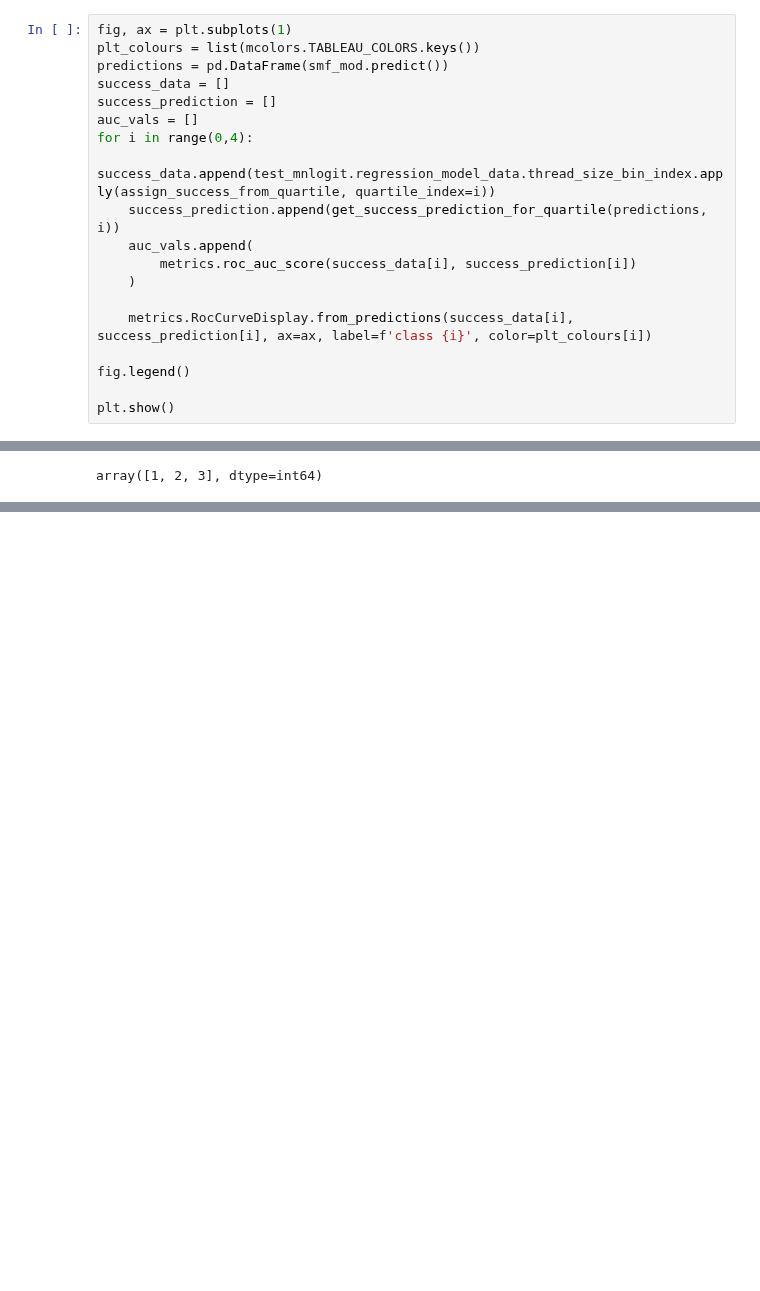
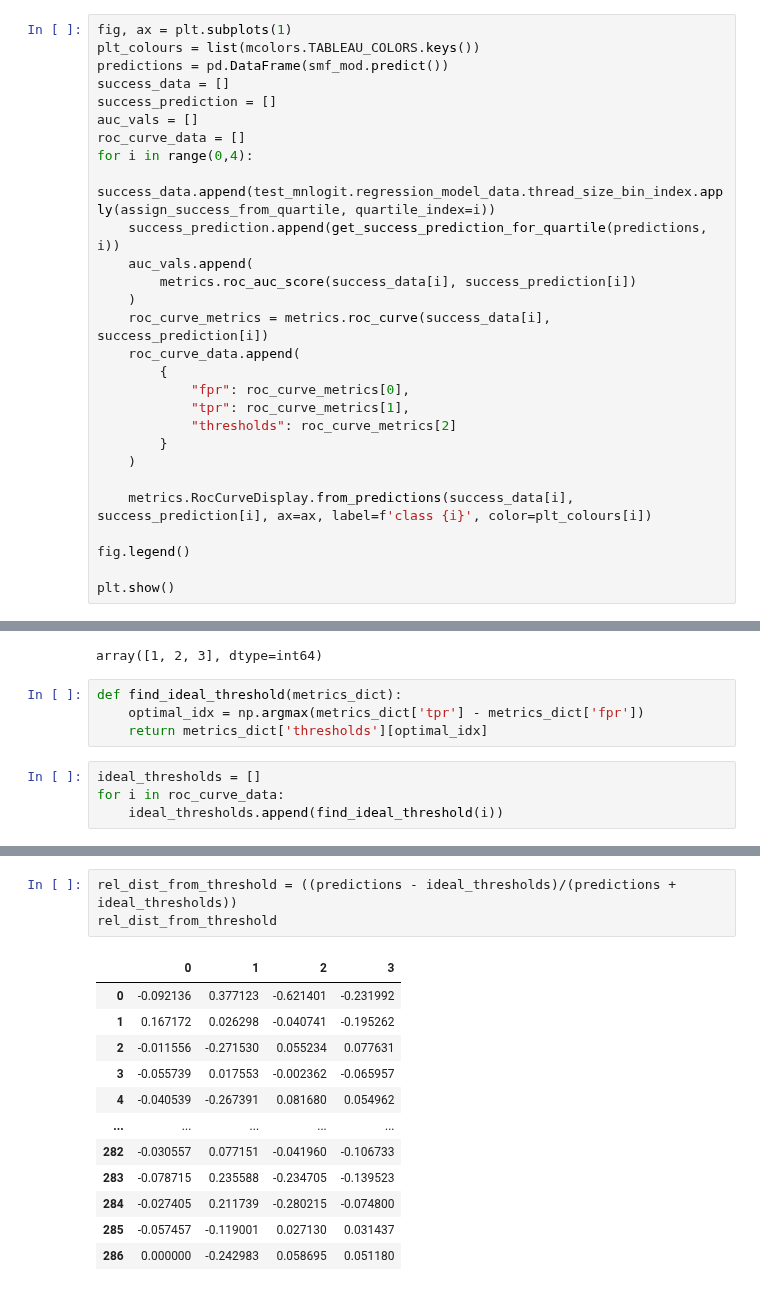
Before and after one commit to caralynch/reddit_analyses, a Jupyter notebook: 28_testing_multinomial_logreg.ipynb, the cells around one changed output, grey strips where cells are left out. Saved outputs shown, nothing was run; the diff lists cells and outputs as text; blank space fills up the shorter version.

```diff
--- a/28_testing_multinomial_logreg.ipynb
+++ b/28_testing_multinomial_logreg.ipynb
@@ -383,11 +383,20 @@ predictions = pd.DataFrame(smf_mod.predict())
 success_data = []
 success_prediction = []
 auc_vals = []
+roc_curve_data = []
 for i in range(0,4):
     success_data.append(test_mnlogit.regression_model_data.thread_size_bin_index.apply(assign_success_from_quartile, quartile_index=i))
     success_prediction.append(get_success_prediction_for_quartile(predictions, i))
     auc_vals.append(
         metrics.roc_auc_score(success_data[i], success_prediction[i])
+    )
+    roc_curve_metrics = metrics.roc_curve(success_data[i], success_prediction[i])
+    roc_curve_data.append(
+        {
+            "fpr": roc_curve_metrics[0],
+            "tpr": roc_curve_metrics[1],
+            "thresholds": roc_curve_metrics[2]
+        }
     )
 
     metrics.RocCurveDisplay.from_predictions(success_data[i], success_prediction[i], ax=ax, label=f'class {i}', color=plt_colours[i])
@@ -415,3 +424,11 @@ predicted_value_counts.loc[True]/predicted_value_counts.sum()
 predicted_classes.unique()
 # %% [output]
 array([1, 2, 3], dtype=int64)
+# %%
+def find_ideal_threshold(metrics_dict):
+    optimal_idx = np.argmax(metrics_dict['tpr'] - metrics_dict['fpr'])
+    return metrics_dict['thresholds'][optimal_idx]
+# %%
+ideal_thresholds = []
+for i in roc_curve_data:
+    ideal_thresholds.append(find_ideal_threshold(i))
@@ -417,0 +458,16 @@ array([1, 2, 3], dtype=int64)
+# %%
+rel_dist_from_threshold = ((predictions - ideal_thresholds)/(predictions + ideal_thresholds))
+rel_dist_from_threshold
+# %% [output]
+|  | 0 | 1 | 2 | 3 |
+| 0 | -0.092136 | 0.377123 | -0.621401 | -0.231992 |
+| 1 | 0.167172 | 0.026298 | -0.040741 | -0.195262 |
+| 2 | -0.011556 | -0.271530 | 0.055234 | 0.077631 |
+| 3 | -0.055739 | 0.017553 | -0.002362 | -0.065957 |
+| 4 | -0.040539 | -0.267391 | 0.081680 | 0.054962 |
+| ... | ... | ... | ... | ... |
+| 282 | -0.030557 | 0.077151 | -0.041960 | -0.106733 |
+| 283 | -0.078715 | 0.235588 | -0.234705 | -0.139523 |
+| 284 | -0.027405 | 0.211739 | -0.280215 | -0.074800 |
+| 285 | -0.057457 | -0.119001 | 0.027130 | 0.031437 |
+| 286 | 0.000000 | -0.242983 | 0.058695 | 0.051180 |
```
Also changed, not shown: parts of 8 cells of this notebook, 4 other files.
